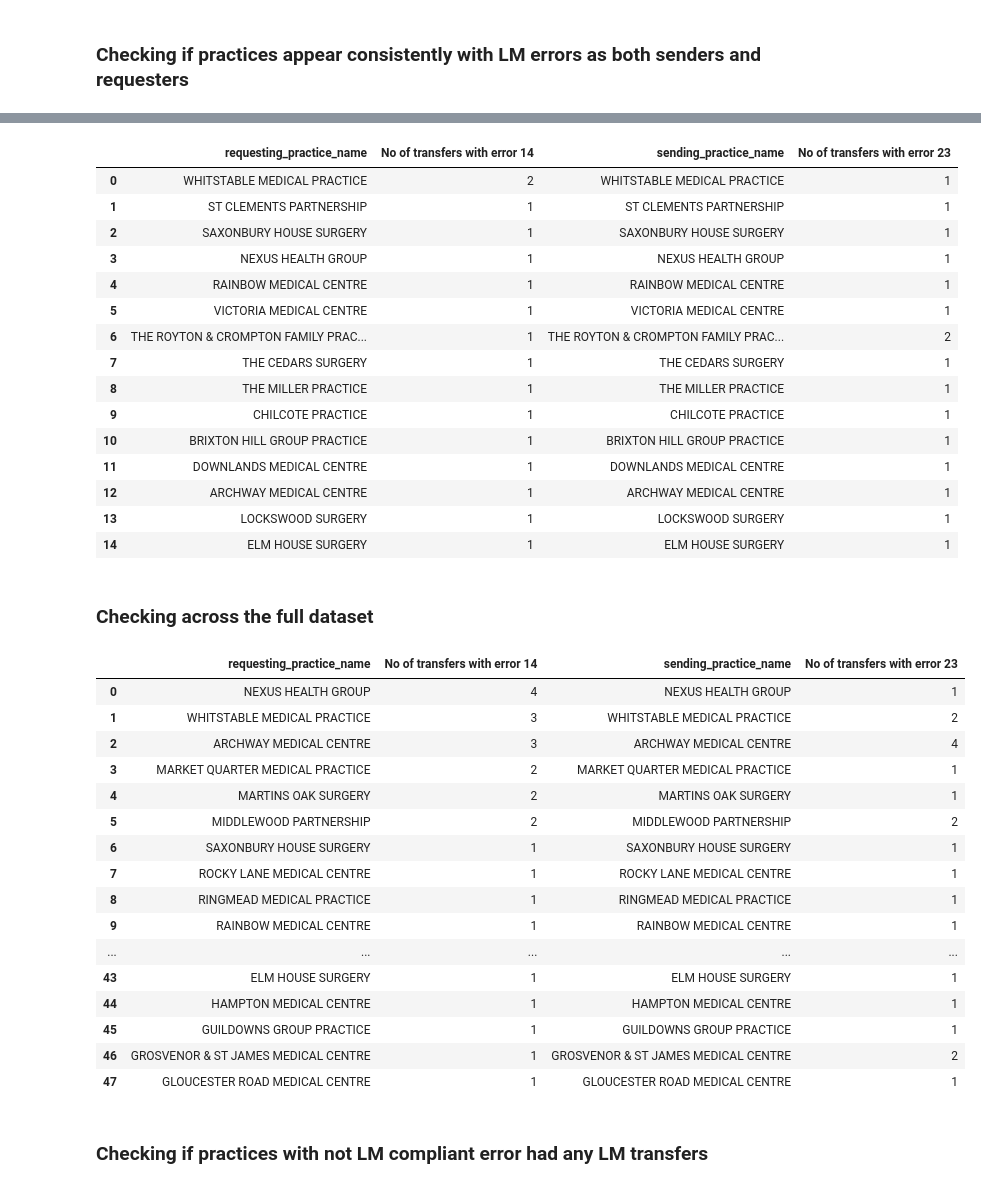
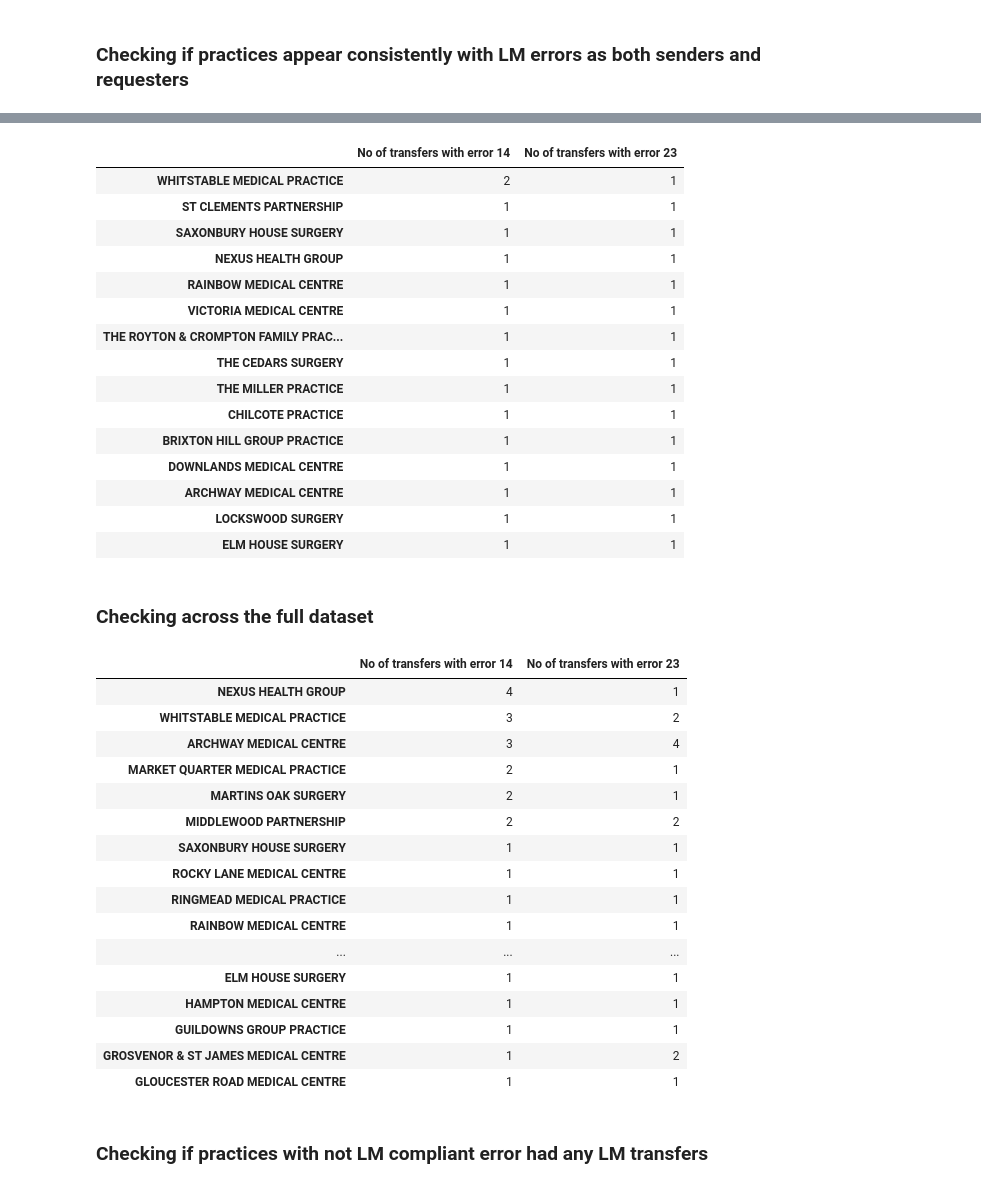
Before and after one commit to nhsconnect/prm-gp2gp-data-sandbox, a Jupyter notebook: notebooks/65-PRMT-2333-compare-EMIS-EMIS-not-LM-compliant-July-August.ipynb, the cells around one changed output, grey strips where cells are left out. Drawn from its saved outputs; the diff is of its cells as text; code cells hidden in the pictures.

```diff
--- a/notebooks/65-PRMT-2333-compare-EMIS-EMIS-not-LM-compliant-July-August.ipynb
+++ b/notebooks/65-PRMT-2333-compare-EMIS-EMIS-not-LM-compliant-July-August.ipynb
@@ -36,7 +36,7 @@ asid_lookup_input_files = [asid_lookup_file_location + f for f in asid_lookup_fi
 asid_lookup = pd.concat((
     pd.read_csv(f)
     for f in asid_lookup_input_files
-)).drop_duplicates()
+)).drop_duplicates().groupby("ASID").last().reset_index()
 lookup = asid_lookup[["ASID", "NACS","OrgName"]]
 
 transfers = transfers.merge(lookup, left_on='requesting_practice_asid',right_on='ASID',how='left')
@@ -258,49 +272,49 @@ july_recurring_LM_error_practices.rename({'conversation_id_x': 'No of transfers
 # %%
-august_recurring_LM_error_practices = grouped_august_emis_transfers_with_error_14.merge(grouped_august_emis_transfers_with_error_23, how='inner', left_on='requesting_practice_name', right_on='sending_practice_name')
-august_recurring_LM_error_practices.rename({'conversation_id_x': 'No of transfers with error 14', 'conversation_id_y': 'No of transfers with error 23'}, axis=1)
+august_recurring_LM_error_practices = grouped_august_emis_transfers_with_error_14.merge(grouped_august_emis_transfers_with_error_23, how='inner',left_index=True, right_index=True)
+august_recurring_LM_error_practices.rename({'count_x': 'No of transfers with error 14', 'count_y': 'No of transfers with error 23'}, axis=1)
 # %% [output]
-|  | requesting_practice_name | No of transfers with error 14 | sending_practice_name | No of transfers with error 23 |
-| 0 | WHITSTABLE MEDICAL PRACTICE | 2 | WHITSTABLE MEDICAL PRACTICE | 1 |
-| 1 | ST CLEMENTS PARTNERSHIP | 1 | ST CLEMENTS PARTNERSHIP | 1 |
-| 2 | SAXONBURY HOUSE SURGERY | 1 | SAXONBURY HOUSE SURGERY | 1 |
-| 3 | NEXUS HEALTH GROUP | 1 | NEXUS HEALTH GROUP | 1 |
-| 4 | RAINBOW MEDICAL CENTRE | 1 | RAINBOW MEDICAL CENTRE | 1 |
-| 5 | VICTORIA MEDICAL CENTRE | 1 | VICTORIA MEDICAL CENTRE | 1 |
-| 6 | THE ROYTON & CROMPTON FAMILY PRAC... | 1 | THE ROYTON & CROMPTON FAMILY PRAC... | 2 |
-| 7 | THE CEDARS SURGERY | 1 | THE CEDARS SURGERY | 1 |
-| 8 | THE MILLER PRACTICE | 1 | THE MILLER PRACTICE | 1 |
-| 9 | CHILCOTE PRACTICE | 1 | CHILCOTE PRACTICE | 1 |
-| 10 | BRIXTON HILL GROUP PRACTICE | 1 | BRIXTON HILL GROUP PRACTICE | 1 |
-| 11 | DOWNLANDS MEDICAL CENTRE | 1 | DOWNLANDS MEDICAL CENTRE | 1 |
-| 12 | ARCHWAY MEDICAL CENTRE | 1 | ARCHWAY MEDICAL CENTRE | 1 |
-| 13 | LOCKSWOOD SURGERY | 1 | LOCKSWOOD SURGERY | 1 |
-| 14 | ELM HOUSE SURGERY | 1 | ELM HOUSE SURGERY | 1 |
+|  | No of transfers with error 14 | No of transfers with error 23 |
+| WHITSTABLE MEDICAL PRACTICE | 2 | 1 |
+| ST CLEMENTS PARTNERSHIP | 1 | 1 |
+| SAXONBURY HOUSE SURGERY | 1 | 1 |
+| NEXUS HEALTH GROUP | 1 | 1 |
+| RAINBOW MEDICAL CENTRE | 1 | 1 |
+| VICTORIA MEDICAL CENTRE | 1 | 1 |
+| THE ROYTON & CROMPTON FAMILY PRAC... | 1 | 1 |
+| THE CEDARS SURGERY | 1 | 1 |
+| THE MILLER PRACTICE | 1 | 1 |
+| CHILCOTE PRACTICE | 1 | 1 |
+| BRIXTON HILL GROUP PRACTICE | 1 | 1 |
+| DOWNLANDS MEDICAL CENTRE | 1 | 1 |
+| ARCHWAY MEDICAL CENTRE | 1 | 1 |
+| LOCKSWOOD SURGERY | 1 | 1 |
+| ELM HOUSE SURGERY | 1 | 1 |
 # %% [markdown]
 ### Checking across the full dataset
 # %%
-grouped_practices_with_error_14 = emis_transfers_with_error_14.groupby("requesting_practice_name").agg({'conversation_id': 'count'}).sort_values(by='conversation_id', ascending=False).reset_index()
-grouped_practices_with_error_23 = emis_transfers_with_error_23.groupby("sending_practice_name").agg({'conversation_id': 'count'}).sort_values(by='conversation_id', ascending=False).reset_index()
+grouped_practices_with_error_14 = emis_transfers_with_error_14.groupby("requesting_practice_name").size().to_frame("count").sort_values(by='count', ascending=False)
+grouped_practices_with_error_23 = emis_transfers_with_error_23.groupby("sending_practice_name").size().to_frame("count").sort_values(by='count', ascending=False)
 
-recurring_LM_error_practices = grouped_practices_with_error_14.merge(grouped_practices_with_error_23, how='inner', left_on='requesting_practice_name', right_on='sending_practice_name')
-recurring_LM_error_practices.rename({'conversation_id_x': 'No of transfers with error 14', 'conversation_id_y': 'No of transfers with error 23'}, axis=1)
+recurring_LM_error_practices = grouped_practices_with_error_14.merge(grouped_practices_with_error_23, how='inner', left_index=True, right_index=True)
+recurring_LM_error_practices.rename({'count_x': 'No of transfers with error 14', 'count_y': 'No of transfers with error 23'}, axis=1)
 # %% [output]
-|  | requesting_practice_name | No of transfers with error 14 | sending_practice_name | No of transfers with error 23 |
-| 0 | NEXUS HEALTH GROUP | 4 | NEXUS HEALTH GROUP | 1 |
-| 1 | WHITSTABLE MEDICAL PRACTICE | 3 | WHITSTABLE MEDICAL PRACTICE | 2 |
-| 2 | ARCHWAY MEDICAL CENTRE | 3 | ARCHWAY MEDICAL CENTRE | 4 |
-| 3 | MARKET QUARTER MEDICAL PRACTICE | 2 | MARKET QUARTER MEDICAL PRACTICE | 1 |
-| 4 | MARTINS OAK SURGERY | 2 | MARTINS OAK SURGERY | 1 |
-| 5 | MIDDLEWOOD PARTNERSHIP | 2 | MIDDLEWOOD PARTNERSHIP | 2 |
-| 6 | SAXONBURY HOUSE SURGERY | 1 | SAXONBURY HOUSE SURGERY | 1 |
-| 7 | ROCKY LANE MEDICAL CENTRE | 1 | ROCKY LANE MEDICAL CENTRE | 1 |
-| 8 | RINGMEAD MEDICAL PRACTICE | 1 | RINGMEAD MEDICAL PRACTICE | 1 |
-| 9 | RAINBOW MEDICAL CENTRE | 1 | RAINBOW MEDICAL CENTRE | 1 |
-| ... | ... | ... | ... | ... |
-| 43 | ELM HOUSE SURGERY | 1 | ELM HOUSE SURGERY | 1 |
-| 44 | HAMPTON MEDICAL CENTRE | 1 | HAMPTON MEDICAL CENTRE | 1 |
-| 45 | GUILDOWNS GROUP PRACTICE | 1 | GUILDOWNS GROUP PRACTICE | 1 |
-| 46 | GROSVENOR & ST JAMES MEDICAL CENTRE | 1 | GROSVENOR & ST JAMES MEDICAL CENTRE | 2 |
-| 47 | GLOUCESTER ROAD MEDICAL CENTRE | 1 | GLOUCESTER ROAD MEDICAL CENTRE | 1 |
+|  | No of transfers with error 14 | No of transfers with error 23 |
+| NEXUS HEALTH GROUP | 4 | 1 |
+| WHITSTABLE MEDICAL PRACTICE | 3 | 2 |
+| ARCHWAY MEDICAL CENTRE | 3 | 4 |
+| MARKET QUARTER MEDICAL PRACTICE | 2 | 1 |
+| MARTINS OAK SURGERY | 2 | 1 |
+| MIDDLEWOOD PARTNERSHIP | 2 | 2 |
+| SAXONBURY HOUSE SURGERY | 1 | 1 |
+| ROCKY LANE MEDICAL CENTRE | 1 | 1 |
+| RINGMEAD MEDICAL PRACTICE | 1 | 1 |
+| RAINBOW MEDICAL CENTRE | 1 | 1 |
+| ... | ... | ... |
+| ELM HOUSE SURGERY | 1 | 1 |
+| HAMPTON MEDICAL CENTRE | 1 | 1 |
+| GUILDOWNS GROUP PRACTICE | 1 | 1 |
+| GROSVENOR & ST JAMES MEDICAL CENTRE | 1 | 2 |
+| GLOUCESTER ROAD MEDICAL CENTRE | 1 | 1 |
 # %% [markdown]
 ### Checking if practices with not LM compliant error had any LM transfers
 # %%
```
Also changed, not shown: parts of 15 cells of this notebook.
